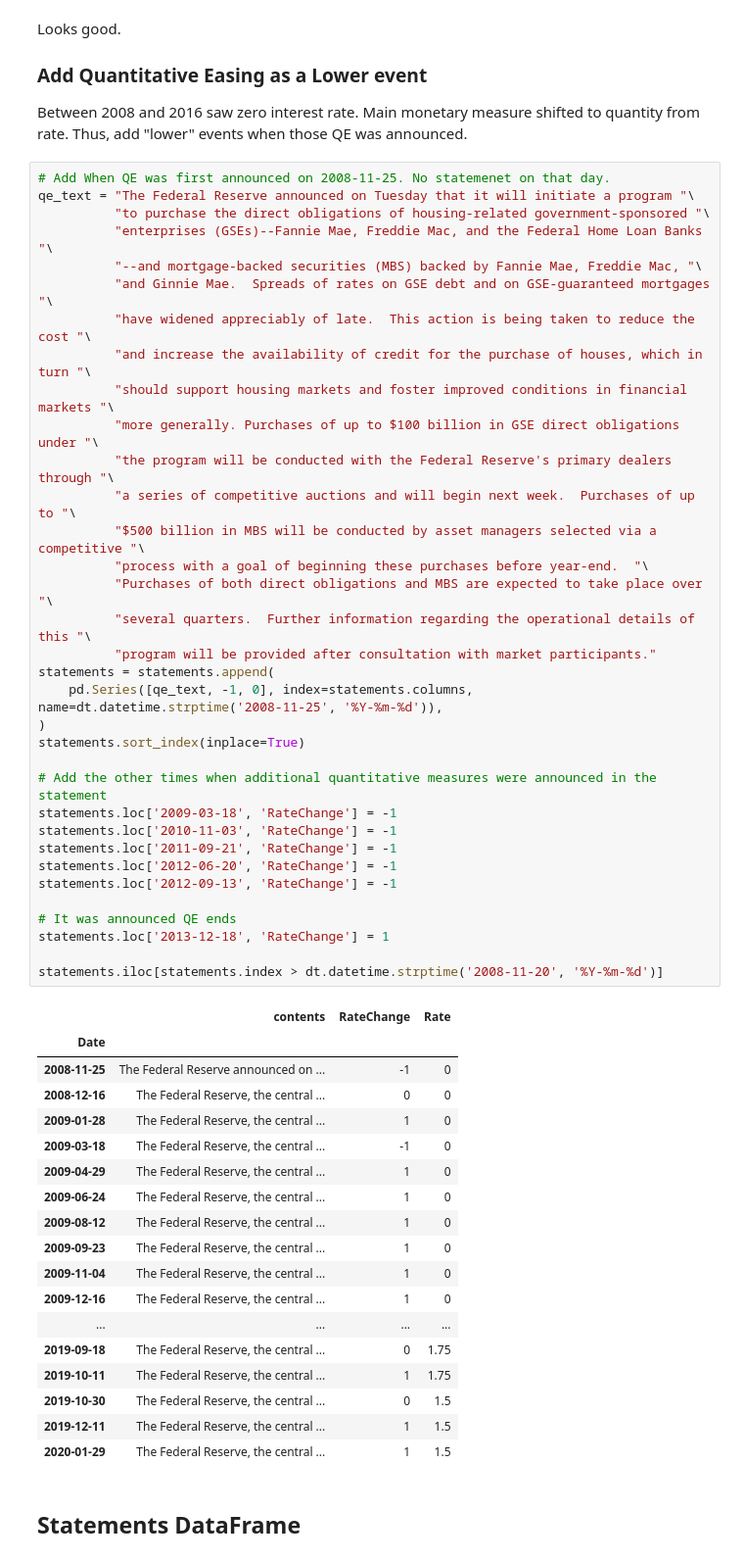
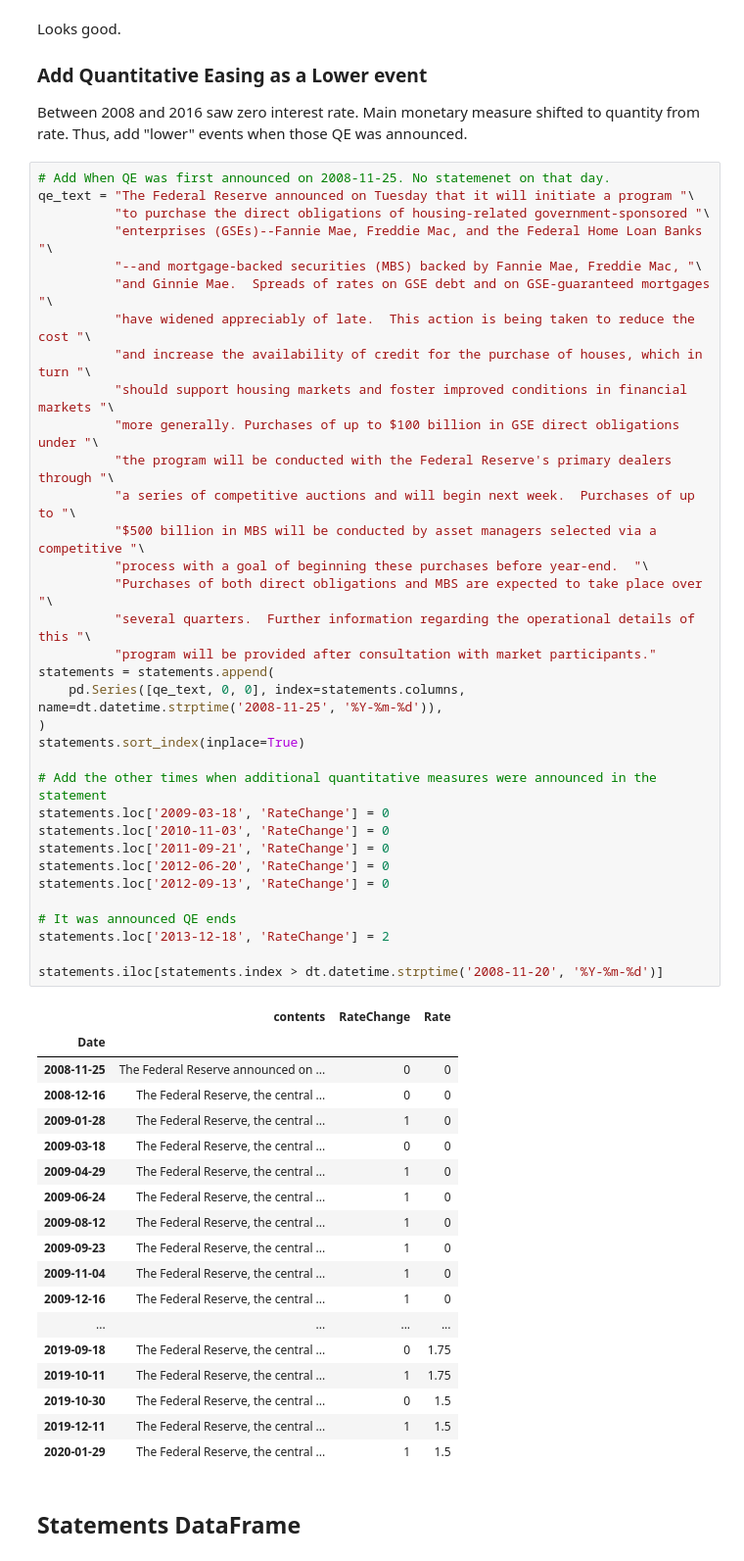
Before and after one commit to yukit-k/centralbank_analysis, a Jupyter notebook: src/FOMC_Analysis_Preprocess.ipynb, the cells around one changed output. Shown at 98% size. Cells and saved outputs as stored; diff of their text form.

```diff
--- a/src/FOMC_Analysis_Preprocess.ipynb
+++ b/src/FOMC_Analysis_Preprocess.ipynb
@@ -334,44 +332,44 @@ Between 2008 and 2016 saw zero interest rate. Main monetary measure shifted to q
 # %%
 # Add When QE was first announced on 2008-11-25. No statemenet on that day.
 qe_text = "The Federal Reserve announced on Tuesday that it will initiate a program "\
           "to purchase the direct obligations of housing-related government-sponsored "\
           "enterprises (GSEs)--Fannie Mae, Freddie Mac, and the Federal Home Loan Banks "\
           "--and mortgage-backed securities (MBS) backed by Fannie Mae, Freddie Mac, "\
           "and Ginnie Mae.  Spreads of rates on GSE debt and on GSE-guaranteed mortgages "\
           "have widened appreciably of late.  This action is being taken to reduce the cost "\
           "and increase the availability of credit for the purchase of houses, which in turn "\
           "should support housing markets and foster improved conditions in financial markets "\
           "more generally. Purchases of up to $100 billion in GSE direct obligations under "\
           "the program will be conducted with the Federal Reserve's primary dealers through "\
           "a series of competitive auctions and will begin next week.  Purchases of up to "\
           "$500 billion in MBS will be conducted by asset managers selected via a competitive "\
           "process with a goal of beginning these purchases before year-end.  "\
           "Purchases of both direct obligations and MBS are expected to take place over "\
           "several quarters.  Further information regarding the operational details of this "\
           "program will be provided after consultation with market participants."
 statements = statements.append(
-    pd.Series([qe_text, -1, 0], index=statements.columns, name=dt.datetime.strptime('2008-11-25', '%Y-%m-%d')),
+    pd.Series([qe_text, 0, 0], index=statements.columns, name=dt.datetime.strptime('2008-11-25', '%Y-%m-%d')),
 )
 statements.sort_index(inplace=True)
 
 # Add the other times when additional quantitative measures were announced in the statement
-statements.loc['2009-03-18', 'RateChange'] = -1
-statements.loc['2010-11-03', 'RateChange'] = -1
-statements.loc['2011-09-21', 'RateChange'] = -1
-statements.loc['2012-06-20', 'RateChange'] = -1
-statements.loc['2012-09-13', 'RateChange'] = -1
+statements.loc['2009-03-18', 'RateChange'] = 0
+statements.loc['2010-11-03', 'RateChange'] = 0
+statements.loc['2011-09-21', 'RateChange'] = 0
+statements.loc['2012-06-20', 'RateChange'] = 0
+statements.loc['2012-09-13', 'RateChange'] = 0
 
 # It was announced QE ends
-statements.loc['2013-12-18', 'RateChange'] = 1
+statements.loc['2013-12-18', 'RateChange'] = 2
 
 statements.iloc[statements.index > dt.datetime.strptime('2008-11-20', '%Y-%m-%d')]
 # %% [output]
 |  | contents | RateChange | Rate |
 | Date |  |  |  |
-| 2008-11-25 | The Federal Reserve announced on ... | -1 | 0 |
+| 2008-11-25 | The Federal Reserve announced on ... | 0 | 0 |
 | 2008-12-16 | The Federal Reserve, the central ... | 0 | 0 |
 | 2009-01-28 | The Federal Reserve, the central ... | 1 | 0 |
-| 2009-03-18 | The Federal Reserve, the central ... | -1 | 0 |
+| 2009-03-18 | The Federal Reserve, the central ... | 0 | 0 |
 | 2009-04-29 | The Federal Reserve, the central ... | 1 | 0 |
 | 2009-06-24 | The Federal Reserve, the central ... | 1 | 0 |
 | 2009-08-12 | The Federal Reserve, the central ... | 1 | 0 |
```
Also changed, not shown: parts of 1 cell of this notebook.
